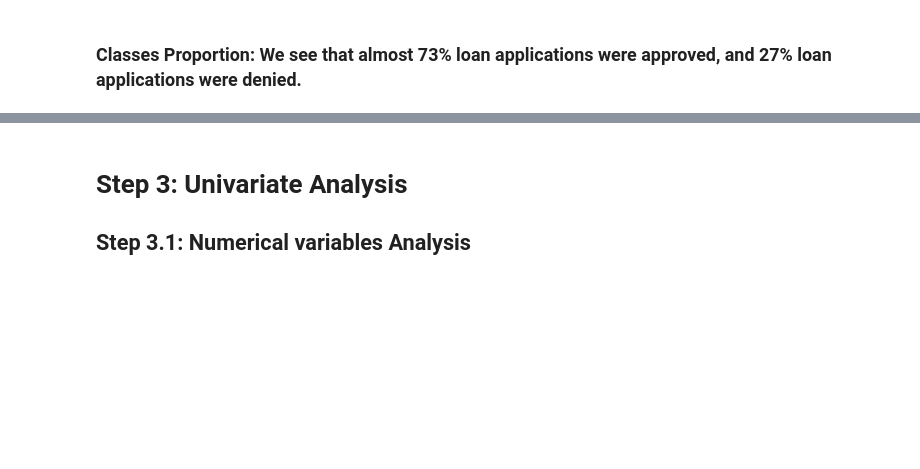
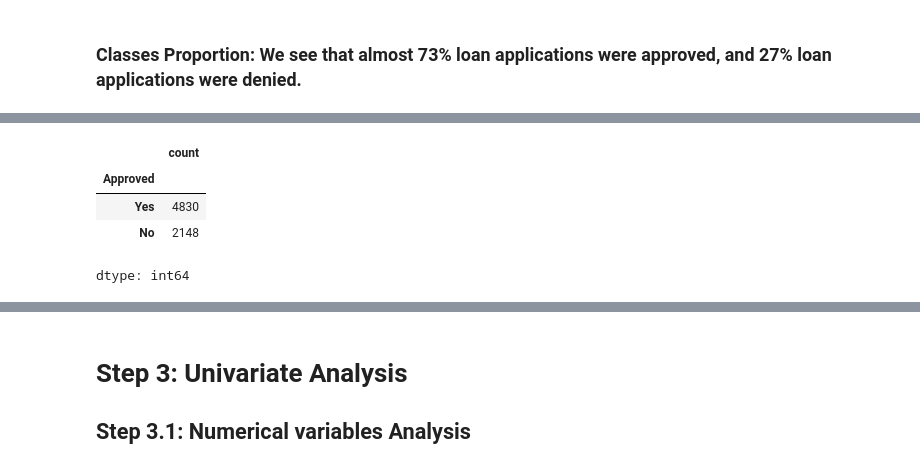
Before and after one commit to Praveen76/Loan-Approval-Classifier-Model-using-Non-Linear-Models, a Jupyter notebook: End_to_end_Loan_Approval_Classifier_Models.ipynb, the cells around one changed output, grey strips where cells are left out. Cells and saved outputs as stored; diff of their text form; code cells hidden in the pictures; blank space fills up the shorter version.

```diff
--- a/End_to_end_Loan_Approval_Classifier_Models.ipynb
+++ b/End_to_end_Loan_Approval_Classifier_Models.ipynb
@@ -571,3 +541,11 @@ dtype: float64
+# %%
+loan_original[loan_original['CoBorrowerAge']<18]['Approved'].value_counts()
+# %% [output]
+|  | count |
+| Approved |  |
+| Yes | 4830 |
+| No | 2148 |
+dtype: int64
 # %%
 #Add Borrower & Co-Borrower's income
 loan_original['TotalIncome']=loan_original.BorrowerTotalMonthlyIncome + loan_original.CoBorrowerTotalMonthlyIncome
```
Also changed, not shown: parts of 69 cells of this notebook.
